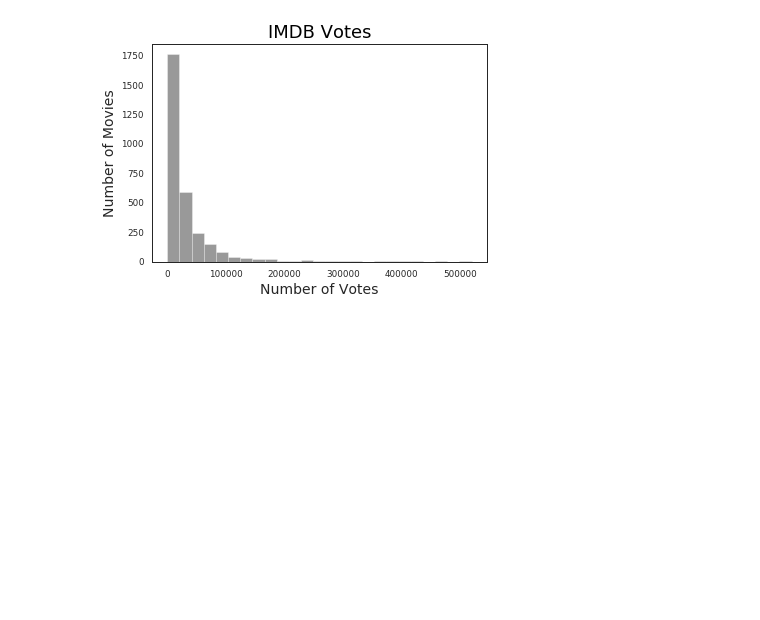
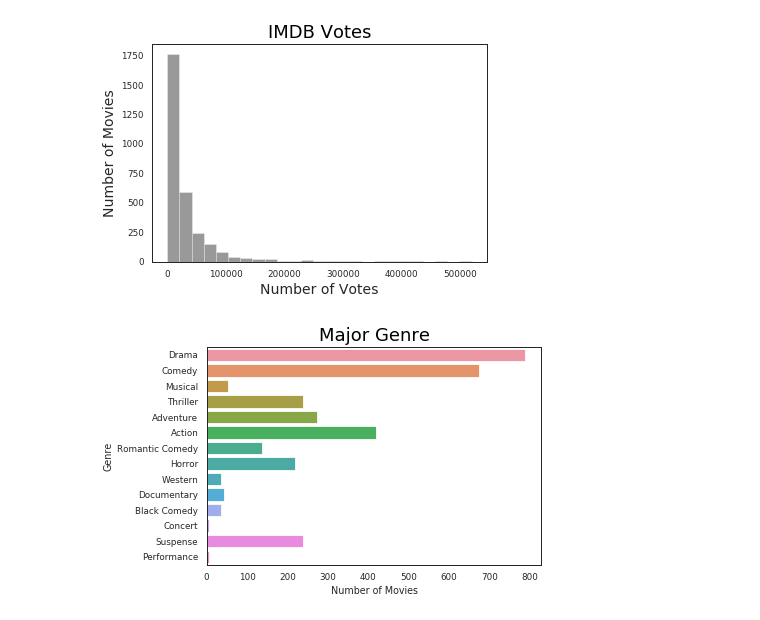
Before and after one commit to ioannapap/movies_data-mining_analysis, a Jupyter notebook: movies_analysis.ipynb, the cells around one changed output. Drawn from its saved outputs; the diff is of its cells as text; code cells hidden in the pictures; blank space fills up the shorter version.

```diff
--- a/movies_analysis.ipynb
+++ b/movies_analysis.ipynb
@@ -82,4 +76,5 @@ print(genres_hash)
 # %%
-genre_numbers_df = pd.DataFrame.from_dict(genres_hash, orient='index')
+#making the Genre Number Dataframe so as to make the bar plot later
+genre_numbers_df = pd.DataFrame.from_dict(genres_hash, orient = 'index')
 genre_numbers_df.columns = ['Number of Movies']
-print(genre_numbers_df)
+genre_numbers_df['Genre'] = genres_hash.keys()
@@ -172,3 +151,11 @@ plt.ylabel('Number of Movies', fontsize=14)
 plt.savefig('IMDBVotes_Histogram.png')
 # %% [output]
 [figure]
+# %%
+#making Genres bar plot
+sns.barplot(x ='Number of Movies', y='Genre', data = genre_numbers_df)
+plt.title('Major Genre', color='black', fontsize = 18)
+
+plt.savefig('num_movie_genre_barplot.png')
+# %% [output]
+[figure, added]
```
Also changed, not shown: parts of 5 cells of this notebook, 2 other files.
